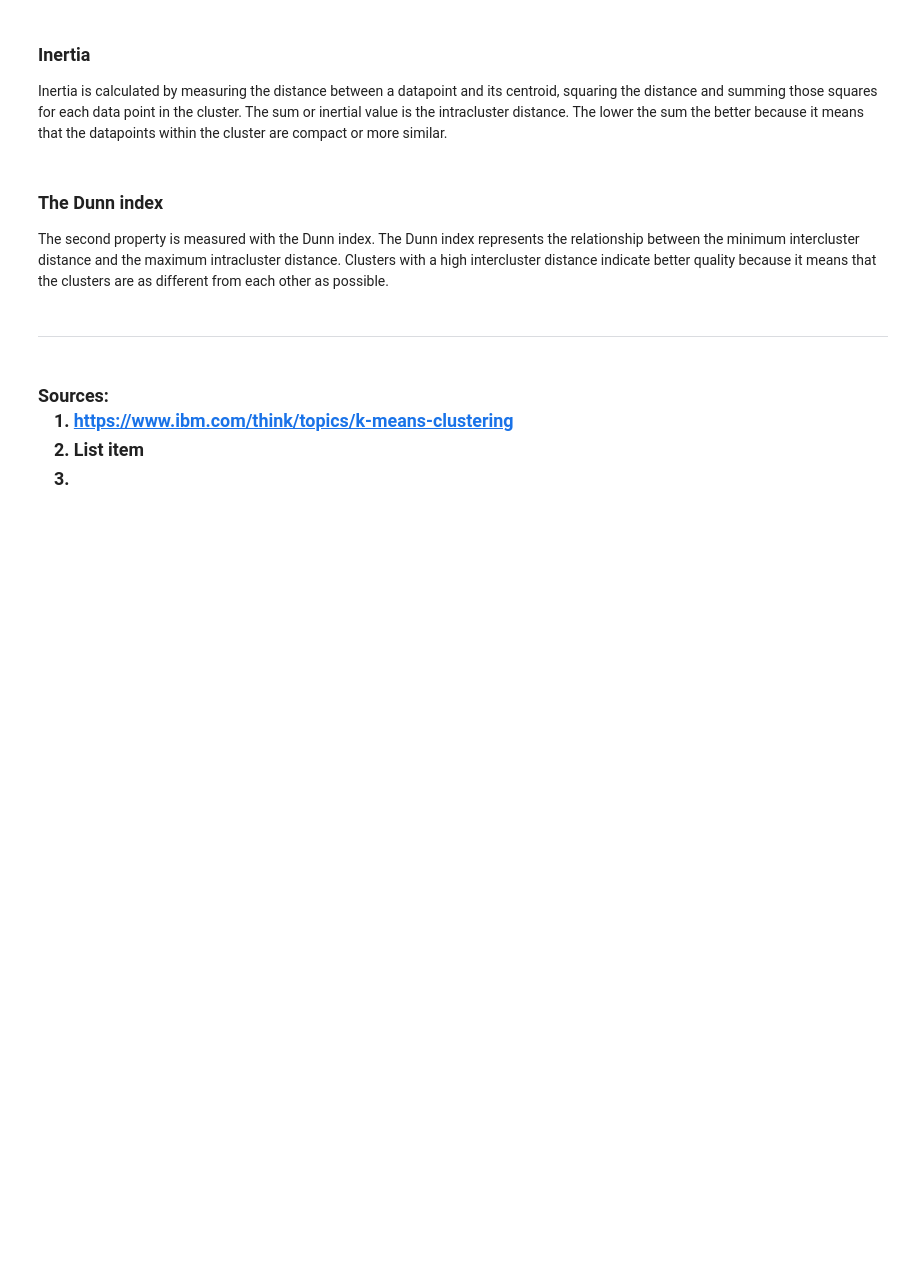
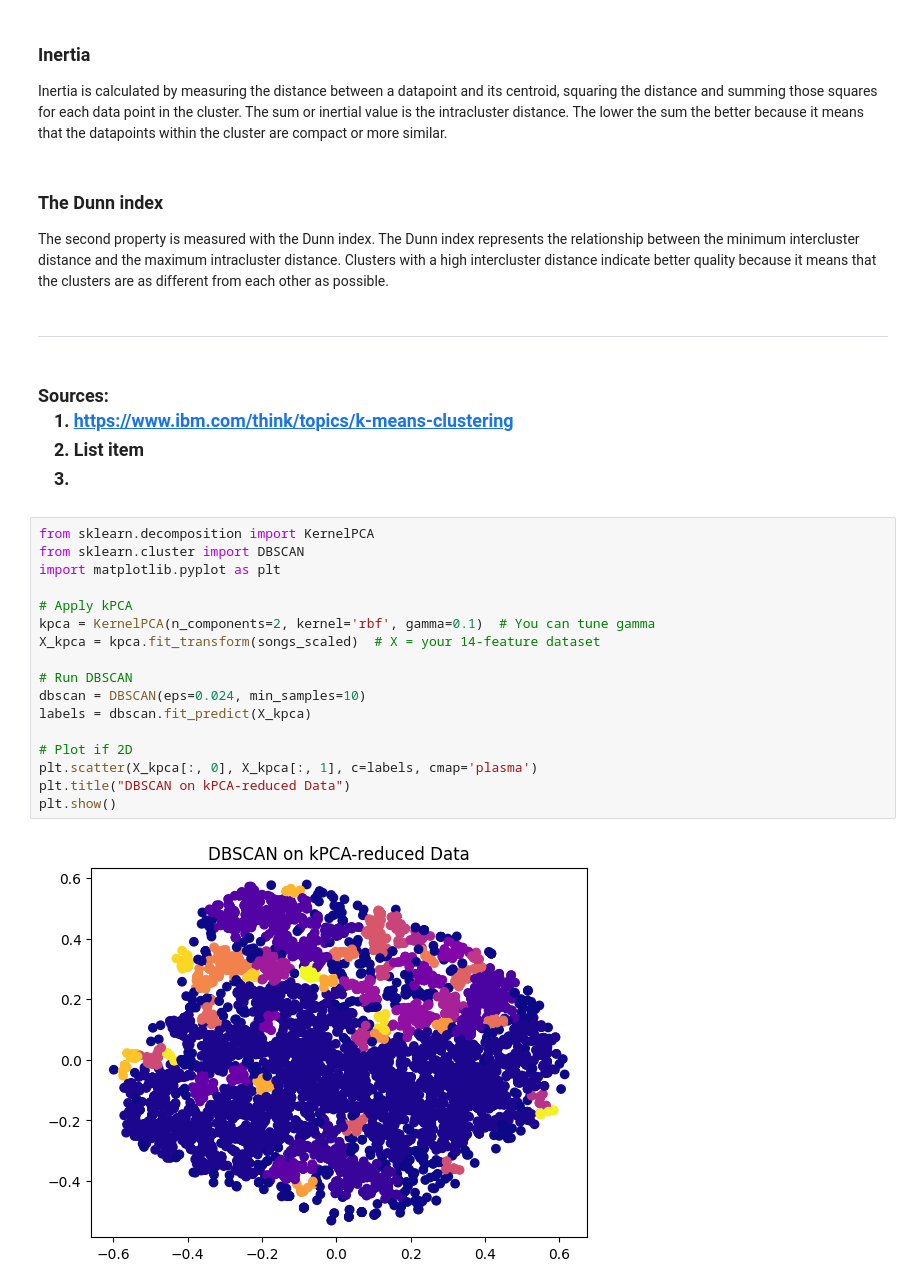
Before and after one commit to philnumpy/PRML-PROJECT, a Jupyter notebook: ProjectCode.ipynb, the cells around one changed output. Cells and saved outputs as stored; diff of their text form; blank space fills up the shorter version.

```diff
--- a/ProjectCode.ipynb
+++ b/ProjectCode.ipynb
@@ -517,3 +517,22 @@ The second property is measured with the Dunn index. The Dunn index represents t
 1.   https://www.ibm.com/think/topics/k-means-clustering
 2.   List item
 3.
+# %%
+from sklearn.decomposition import KernelPCA
+from sklearn.cluster import DBSCAN
+import matplotlib.pyplot as plt
+
+# Apply kPCA
+kpca = KernelPCA(n_components=2, kernel='rbf', gamma=0.1)  # You can tune gamma
+X_kpca = kpca.fit_transform(songs_scaled)  # X = your 14-feature dataset
+
+# Run DBSCAN
+dbscan = DBSCAN(eps=0.024, min_samples=10)
+labels = dbscan.fit_predict(X_kpca)
+
+# Plot if 2D
+plt.scatter(X_kpca[:, 0], X_kpca[:, 1], c=labels, cmap='plasma')
+plt.title("DBSCAN on kPCA-reduced Data")
+plt.show()
+# %% [output]
+[figure, added]
```
Also changed, not shown: parts of 1 cell of this notebook.
